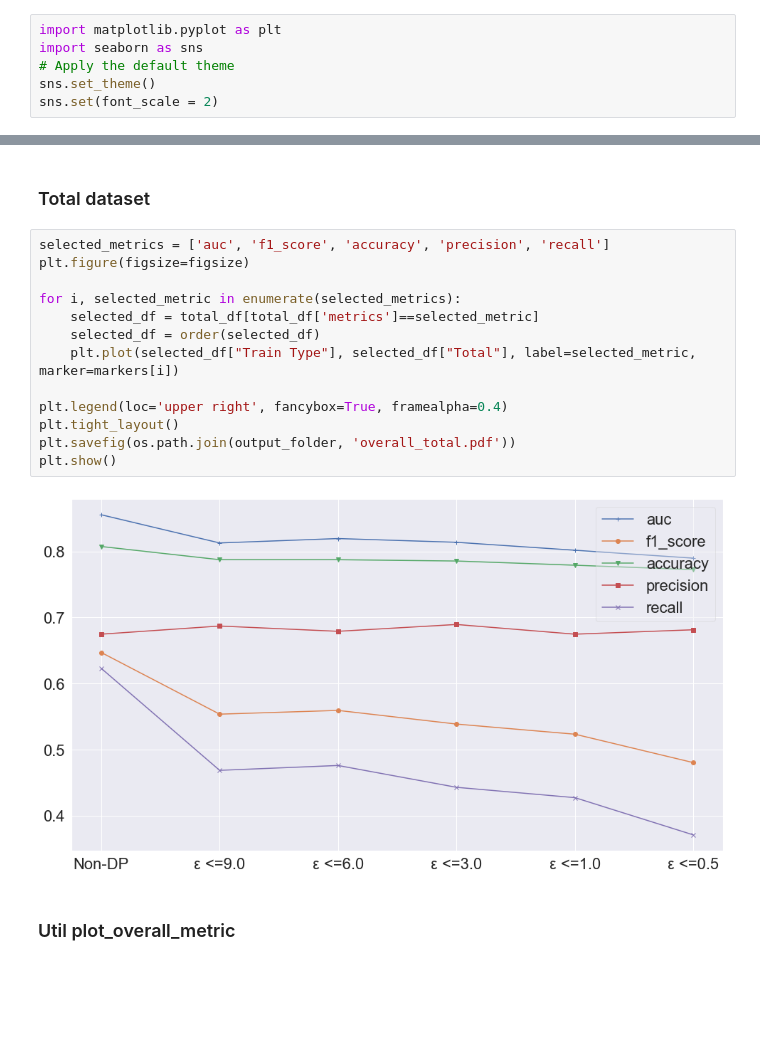
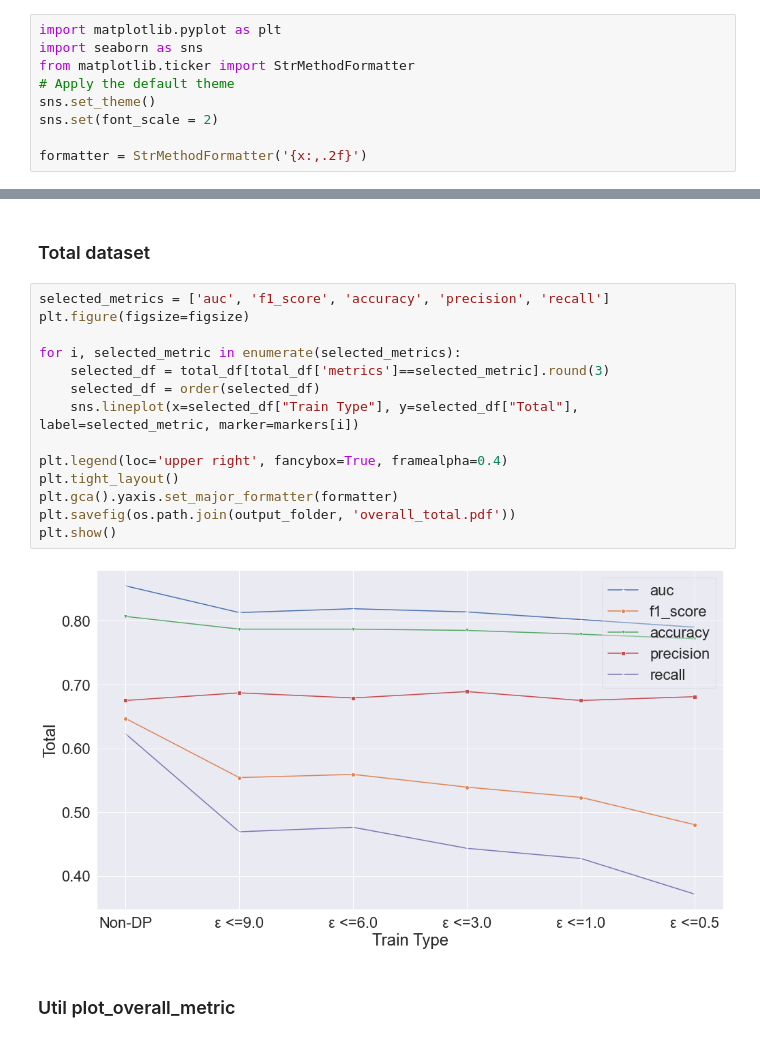
Before and after one commit to khairulislam/DP-on-NLP-Bias, a Jupyter notebook: src/ucberkeley/average results and plot.ipynb, the cells around one changed output, grey strips where cells are left out. Saved outputs shown, nothing was run; the diff lists cells and outputs as text; blank space fills up the shorter version.

```diff
--- a/src/ucberkeley/average results and plot.ipynb
+++ b/src/ucberkeley/average results and plot.ipynb
@@ -75,9 +75,12 @@ for epsilon in ['None'] + epsilon_list:
 # %%
 import matplotlib.pyplot as plt
 import seaborn as sns
+from matplotlib.ticker import StrMethodFormatter
 # Apply the default theme
 sns.set_theme()
 sns.set(font_scale = 2)
+
+formatter = StrMethodFormatter('{x:,.2f}')
 # %% [markdown]
 ## Boxplot
 # %%
@@ -166,18 +170,19 @@ total_df[total_df['metrics'].isin(['accuracy', 'f1_score', 'auc'])][['metrics',
 # %%
 selected_metrics = ['auc', 'f1_score', 'accuracy', 'precision', 'recall']
 plt.figure(figsize=figsize)
 
 for i, selected_metric in enumerate(selected_metrics):
-    selected_df = total_df[total_df['metrics']==selected_metric]
+    selected_df = total_df[total_df['metrics']==selected_metric].round(3)
     selected_df = order(selected_df)
-    plt.plot(selected_df["Train Type"], selected_df["Total"], label=selected_metric, marker=markers[i])
+    sns.lineplot(x=selected_df["Train Type"], y=selected_df["Total"], label=selected_metric, marker=markers[i])
 
 plt.legend(loc='upper right', fancybox=True, framealpha=0.4)
 plt.tight_layout()
+plt.gca().yaxis.set_major_formatter(formatter)
 plt.savefig(os.path.join(output_folder, 'overall_total.pdf'))
 plt.show()
 # %% [output]
-[figure, old version]
+[figure, new version]
 # %% [markdown]
 ### Util plot_overall_metric
 # %%
```
Also changed, not shown: parts of 10 cells of this notebook, 22 other files.
